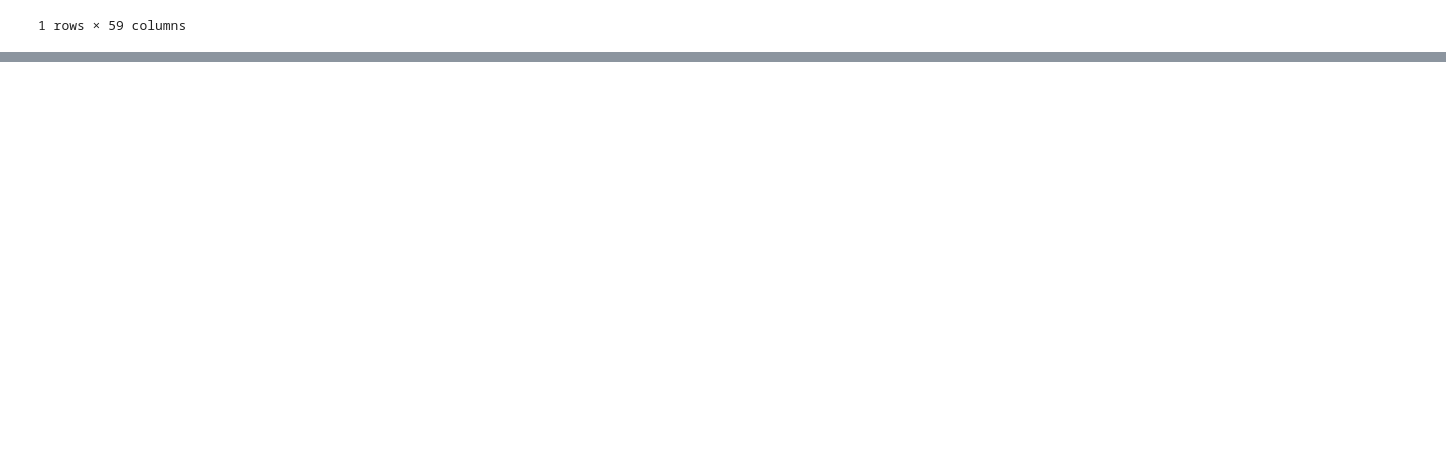
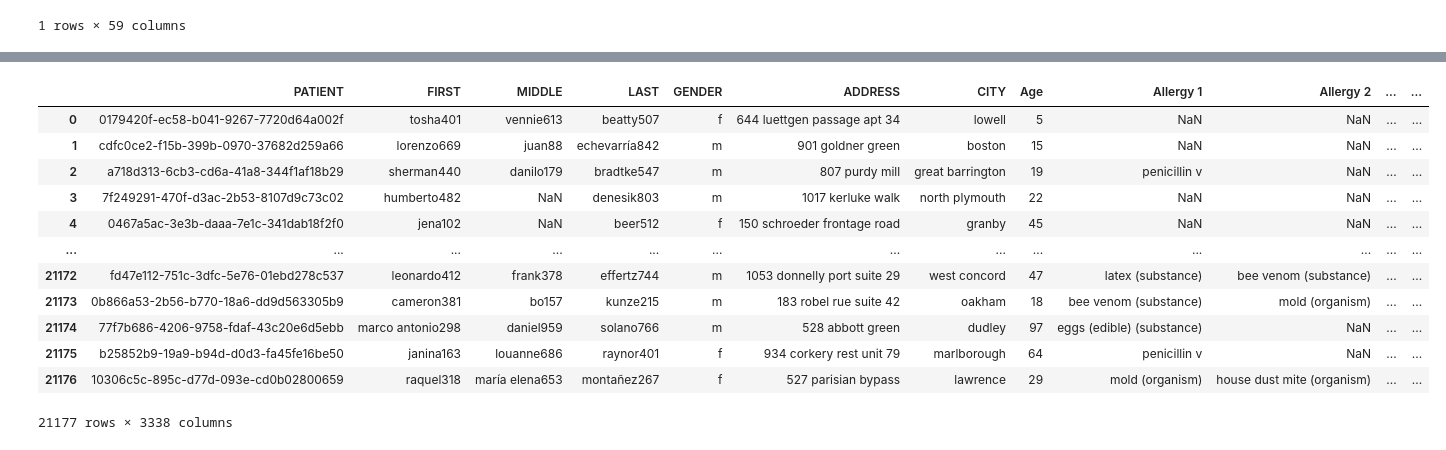
Before and after one commit to raynasser/MediSure, a Jupyter notebook: notebooks/ra | FooDru eda.ipynb, the cells around one changed output, grey strips where cells are left out. Cells and saved outputs as stored; diff of their text form; code cells hidden in the pictures; blank space fills up the shorter version.

```diff
--- a/notebooks/ra | FooDru eda.ipynb
+++ b/notebooks/ra | FooDru eda.ipynb
@@ -1709,0 +1732,18 @@ medi[medi.name == 'zestrain 100mg/325mg/250mg tablet mr']
+# %%
+prof = pd.read_csv('../data/raw_data/profiles.csv')
+
+prof.applymap(lower)
+# %% [output]
+|  | PATIENT | FIRST | MIDDLE | LAST | GENDER | ADDRESS | CITY | Age | Allergy 1 | Allergy 2 | ... | ... |
+| 0 | 0179420f-ec58-b041-9267-7720d64a002f | tosha401 | vennie613 | beatty507 | f | 644 luettgen passage apt 34 | lowell | 5 | NaN | NaN | ... | ... |
+| 1 | cdfc0ce2-f15b-399b-0970-37682d259a66 | lorenzo669 | juan88 | echevarría842 | m | 901 goldner green | boston | 15 | NaN | NaN | ... | ... |
+| 2 | a718d313-6cb3-cd6a-41a8-344f1af18b29 | sherman440 | danilo179 | bradtke547 | m | 807 purdy mill | great barrington | 19 | penicillin v | NaN | ... | ... |
+| 3 | 7f249291-470f-d3ac-2b53-8107d9c73c02 | humberto482 | NaN | denesik803 | m | 1017 kerluke walk | north plymouth | 22 | NaN | NaN | ... | ... |
+| 4 | 0467a5ac-3e3b-daaa-7e1c-341dab18f2f0 | jena102 | NaN | beer512 | f | 150 schroeder frontage road | granby | 45 | NaN | NaN | ... | ... |
+| ... | ... | ... | ... | ... | ... | ... | ... | ... | ... | ... | ... | ... |
+| 21172 | fd47e112-751c-3dfc-5e76-01ebd278c537 | leonardo412 | frank378 | effertz744 | m | 1053 donnelly port suite 29 | west concord | 47 | latex (substance) | bee venom (substance) | ... | ... |
+| 21173 | 0b866a53-2b56-b770-18a6-dd9d563305b9 | cameron381 | bo157 | kunze215 | m | 183 robel rue suite 42 | oakham | 18 | bee venom (substance) | mold (organism) | ... | ... |
+| 21174 | 77f7b686-4206-9758-fdaf-43c20e6d5ebb | marco antonio298 | daniel959 | solano766 | m | 528 abbott green | dudley | 97 | eggs (edible) (substance) | NaN | ... | ... |
+| 21175 | b25852b9-19a9-b94d-d0d3-fa45fe16be50 | janina163 | louanne686 | raynor401 | f | 934 corkery rest unit 79 | marlborough | 64 | penicillin v | NaN | ... | ... |
+| 21176 | 10306c5c-895c-d77d-093e-cd0b02800659 | raquel318 | maría elena653 | montañez267 | f | 527 parisian bypass | lawrence | 29 | mold (organism) | house dust mite (organism) | ... | ... |
+21177 rows × 3338 columns
```
Also changed, not shown: parts of 12 cells of this notebook, 2 other files.
